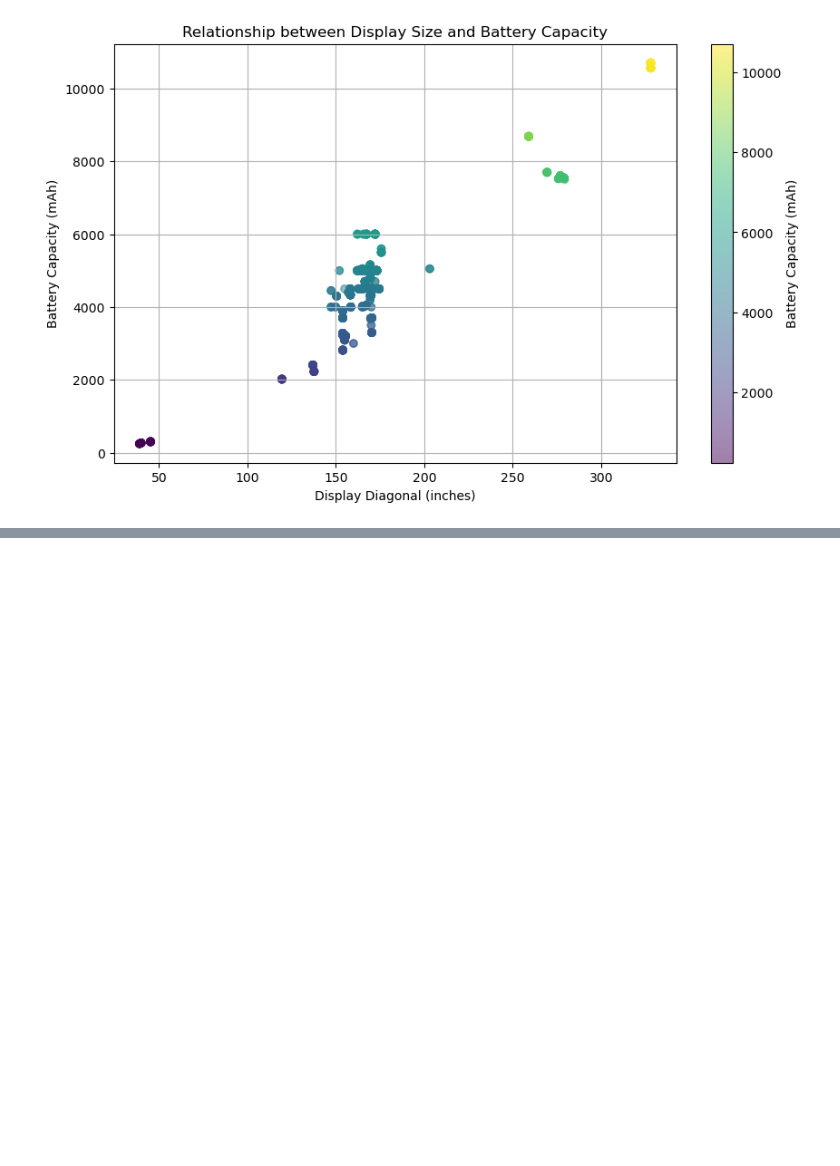
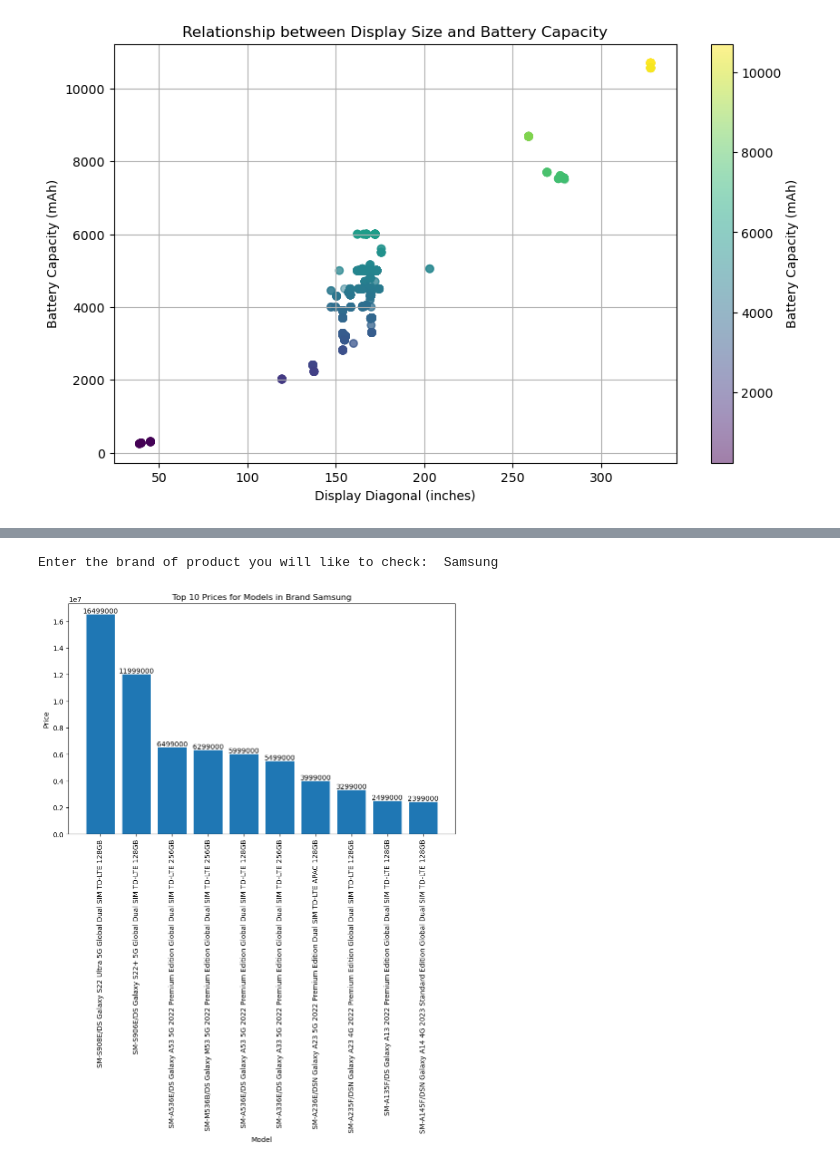
Before and after one commit to Debbydawn/PhoneDB_website, a Jupyter notebook: Question_3.ipynb, the cells around one changed output, grey strips where cells are left out. Drawn from its saved outputs; the diff is of its cells as text; code cells hidden in the pictures; blank space fills up the shorter version.

```diff
--- a/Question_3.ipynb
+++ b/Question_3.ipynb
@@ -181,0 +238,33 @@ vis_brand()
+# %%
+#get user to enter brand name and return a graph of the various price ranges by model in that brand
+def top_model_price():
+    brand_name = input("Enter the brand of product you will like to check: ")
+    # Find and display information about the specified device
+    selected_brand = loaded_data_pd[loaded_data_pd['brand'] == brand_name]
+    # if not selected_device.empty:
+    #     brand = selected_device['brand'].values[0]
+    #     price = selected_device['price'].values[0]
+    #     model = selected_device['model'].values[0]
+    # Sort the data by price in descending order and get the top N models
+    top_n = 10
+    top_prices = selected_brand.sort_values(by='price', ascending=False).head(top_n)
+
+    # Create a bar chart to visualize the top N prices for the selected brand
+    plt.figure(figsize=(10, 6))
+    plt.bar(top_prices['model'], top_prices['price'])
+    plt.xlabel('Model')
+    plt.ylabel('Price')
+    plt.title(f'Top {top_n} Prices for Models in Brand {brand_name}')
+    plt.xticks(rotation=90)
+
+    # Display the values for the bars
+    for index, value in enumerate(top_prices['price']):
+        plt.text(index, value, f"{value:.0f}", ha='center', va='bottom')
+
+    # Show the chart
+    plt.show()
+
+top_model_price()
+# %% [output]
+Enter the brand of product you will like to check:  Samsung
+[figure, added]
```
Also changed, not shown: parts of 3 cells of this notebook.
